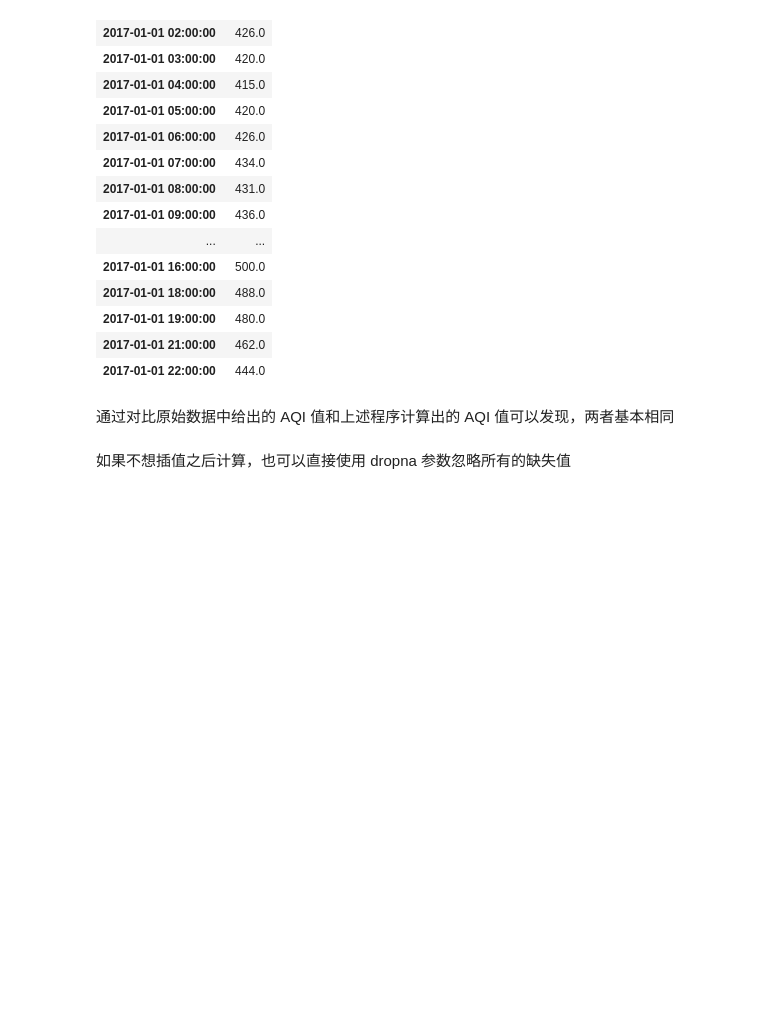
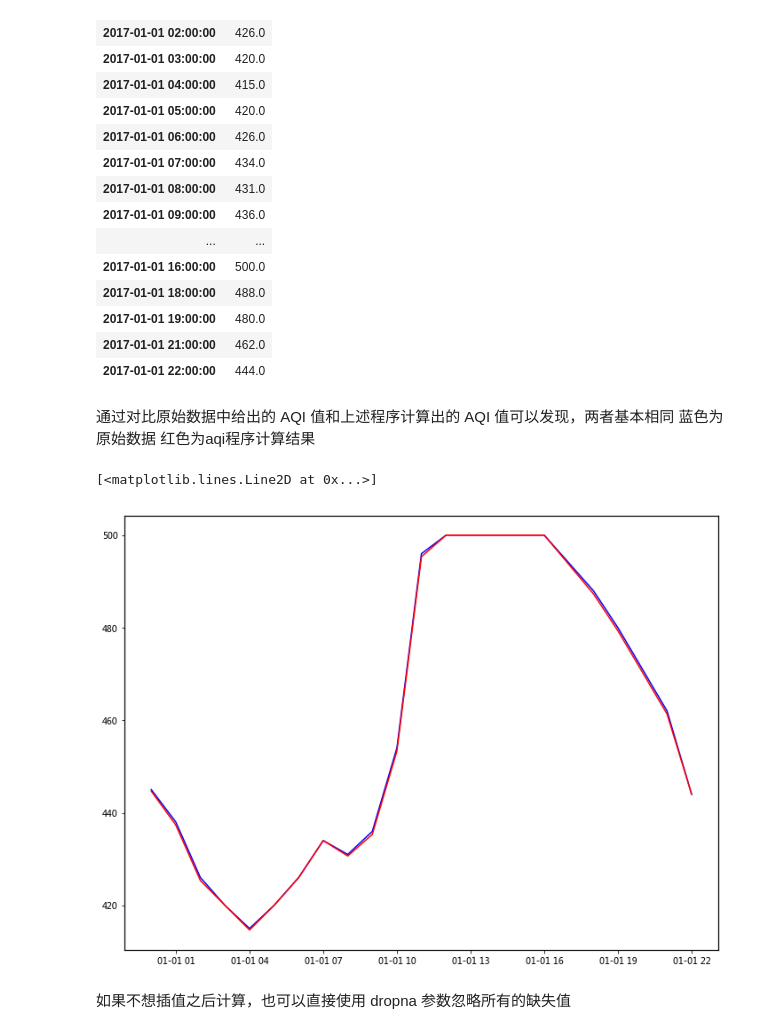
Before and after one commit to bugsuse/DataAnalysis, a Jupyter notebook: 空气质量数据处理.ipynb, the cells around one changed output. Drawn from its saved outputs; the diff is of its cells as text; code cells hidden in the pictures; blank space fills up the shorter version.

```diff
--- a/空气质量数据处理.ipynb
+++ b/空气质量数据处理.ipynb
@@ -189,3 +169,5 @@ caqi.calculate_aqi()
+# %%
+cd = caqi.calculate_aqi()
 # %%
 A1001_2.loc[:, idx['1001A', ['AQI']]]   ## 数据中给出的 AQI 值
 # %% [output]
@@ -209,6 +191,17 @@ A1001_2.loc[:, idx['1001A', ['AQI']]]   ## 数据中给出的 AQI 值
 | 2017-01-01 22:00:00 | 444.0 |
 # %% [markdown]
 通过对比原始数据中给出的 AQI 值和上述程序计算出的 AQI 值可以发现，两者基本相同
+蓝色为原始数据
+红色为aqi程序计算结果
+# %%
+fig, ax = plt.subplots(figsize=(12, 9))
+
+ax.plot(A1001_2.index, A1001_2.loc[:, idx['1001A', ['AQI']]].values, 'b')
+
+ax.plot(cd.index, cd.aqi, 'r')
+# %% [output]
+[<matplotlib.lines.Line2D at 0x...>]
+[figure, added]
 # %% [markdown]
 如果不想插值之后计算，也可以直接使用 dropna 参数忽略所有的缺失值
 # %%
```
Also changed, not shown: parts of 1 cell of this notebook.
